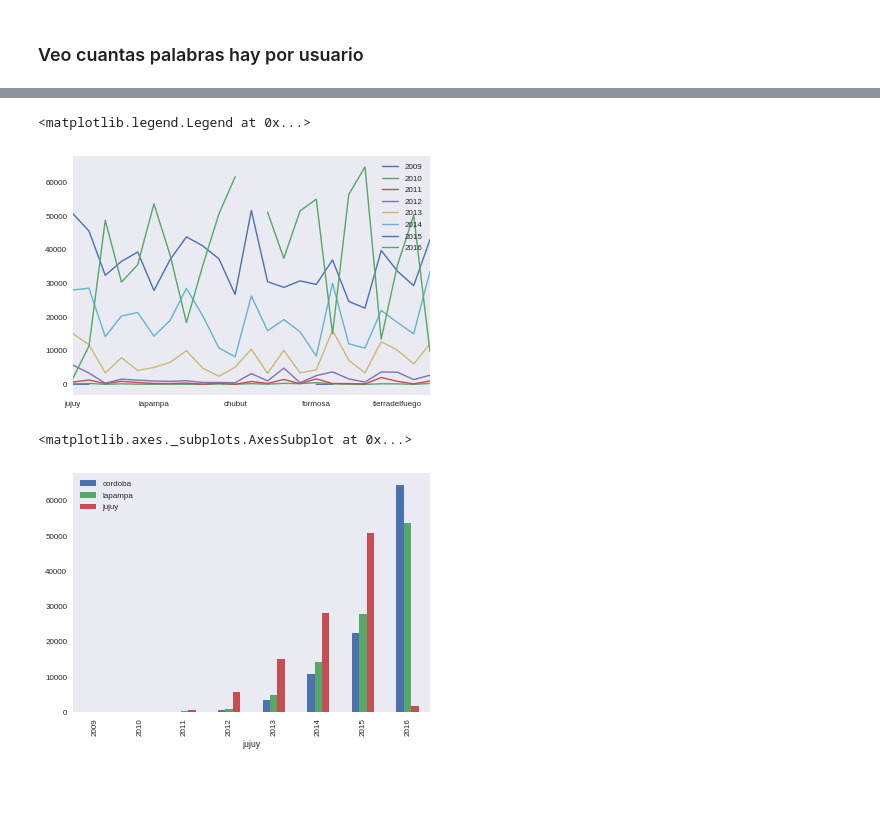
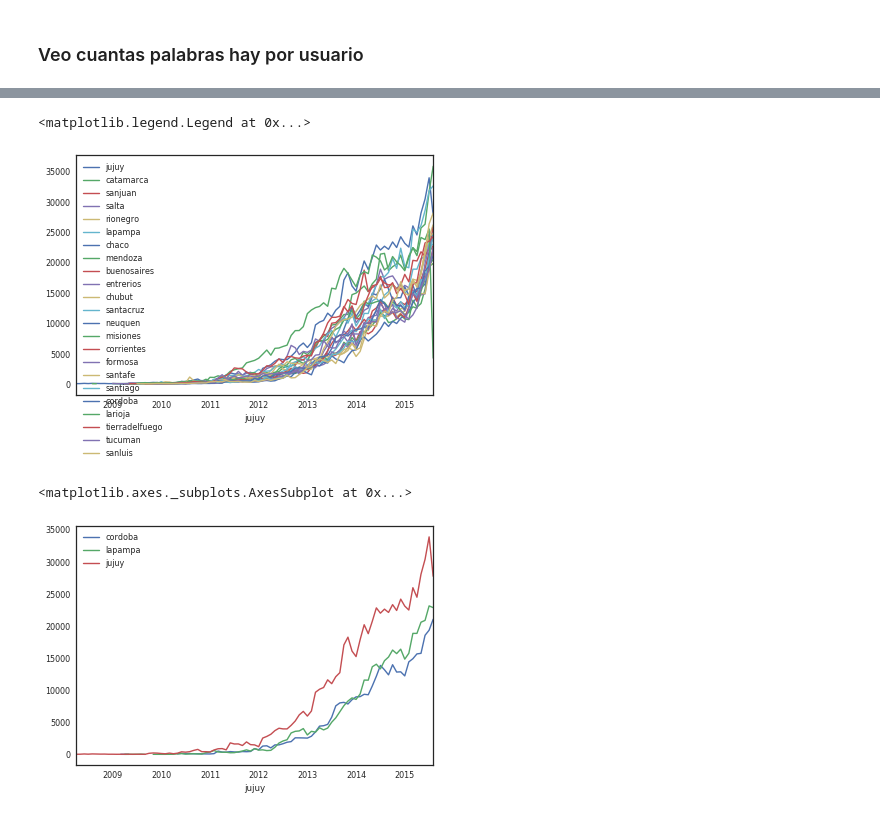
Before and after one commit to daleman/tesis, a Jupyter notebook: notebooks/graficos.ipynb, the cells around one changed output, grey strips where cells are left out. Cells and saved outputs as stored; diff of their text form; code cells hidden in the pictures; blank space fills up the shorter version.

```diff
--- a/notebooks/graficos.ipynb
+++ b/notebooks/graficos.ipynb
@@ -54,5 +60,0 @@ ax.savefig("{0}ivaluesLog.pdf".format(relativePathImages),dpi=300)
-# %%
-sns.set_style("dark")
-ax = df.iloc[:10000].plot.scatter(x='entropy_personas',y='normCantPalabras',c='rankPalabras_Personas',sharex=False,figsize=(10,10))
-ax.set_ylabel(u'$norm_w$')
-ax.set_xlabel(u'$H_p$ Entropía en base a la cantidad de personas')
@@ -185,13 +208,18 @@ ax.set_ylabel(u'Entropía de Palabras')
 # %%
-from apps import argentina
-import csv
-from nltk.tokenize import TweetTokenizer
-
-provincias = argentina.keys()
-frames = []
-for p in provincias:
-    dfT = pd.read_csv('../csv/train_{0}.csv'.format(p),encoding='utf-8',delimiter=',',quotechar='|', quoting=csv.QUOTE_MINIMAL)
-    frames.append(dfT)
-arg = pd.concat(frames,keys = provincias,names=['provincias','nro'])
-tknzr = TweetTokenizer(preserve_case=False,reduce_len=True, strip_handles=True)
-arg['cantPalabras'] = arg.text.apply(lambda x: len([w for w in tknzr.tokenize(x.lower()) if w.isalpha()]))
+# from apps import argentina
+# import csv
+# from nltk.tokenize import TweetTokenizer
+# provincias = argentina.keys()
+# frames = []
+# tknzr = TweetTokenizer(preserve_case=False,reduce_len=True, strip_handles=True)
+# parse_dates = ['tweet_created_at', 'created_at']
+# cols = ['tweet_created_at','created_at','user_id','text']
+# for p in provincias:
+#     print(p)
+#     dfT = pd.read_csv('../csv/train_{0}.csv'.format(p),usecols=cols,encoding='utf-8',delimiter=',',quotechar='|', quoting=csv.QUOTE_MINIMAL, parse_dates=parse_dates)
+#     dfT.fillna('',inplace=True)
+#     dfT['cantPalabras'] = dfT.text.apply(lambda x: len([w for w in tknzr.tokenize(x.lower()) if w.isalpha()]))
+#     dfT = dfT.drop('text', 1)
+#     frames.append(dfT)
+# arg = pd.concat(frames,keys = provincias,names=['provincias','nro'])
+# arg.to_csv('../contrastes/argTiemposYCant.csv')
@@ -240,3 +280,8 @@ histogramaPublicacionTweets(dfT)
+# %%
+times = pd.DataFrame()
+for prov in provincias:
+    dfT = pd.read_csv('../csv/train_{0}.csv'.format(prov),usecols=['tweet_created_at'],encoding='utf-8',delimiter=',',quotechar='|', quoting=csv.QUOTE_MINIMAL,parse_dates=['tweet_created_at'])
+    times[prov] = dfT.tweet_created_at
 # %%
 ax = times.lapampa.hist(bins=100,alpha=0.5,color='red',label = 'La Pampa',stacked=True)
 times.cordoba.hist(bins=100,ax=ax,color='green',alpha=0.5,label='Buenos Aires',stacked=True)
@@ -252,19 +301,15 @@ ax.get_figure().savefig("{0}histTweetsProvincia2.pdf".format(relativePathImages)
 # %%
 times2 = pd.DataFrame()
 for p in provincias:
-    times2[p] = times[p].groupby(times[p].dt.year).count()
-
-ax = times2.T.plot(kind='line')
-ax.set_label([2010,2016])
-ax.legend()
+    times2[p] = times[p].groupby(times[p].dt.to_period('M')).count()
 # %% [output]
 <matplotlib.legend.Legend at 0x...>
-[figure, old version]
+[figure, new version]
 # %%
-times2[['cordoba','lapampa','jujuy']].plot.bar()
+times2[['cordoba','lapampa','jujuy']].plot()
 # %% [output]
 <matplotlib.axes._subplots.AxesSubplot at 0x...>
-[figure, old version]
+[figure, new version]
 # %%
 sns.set_context('paper')
 fig, axes = plt.subplots(ncols=2,nrows=2,sharey=True)
```
Also changed, not shown: parts of 24 cells of this notebook, 6 other files.
